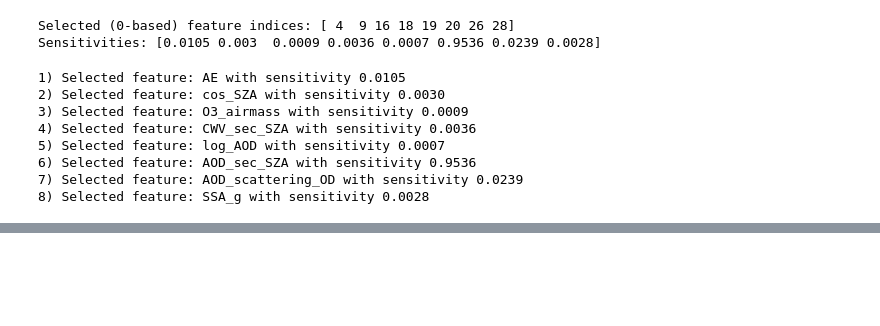
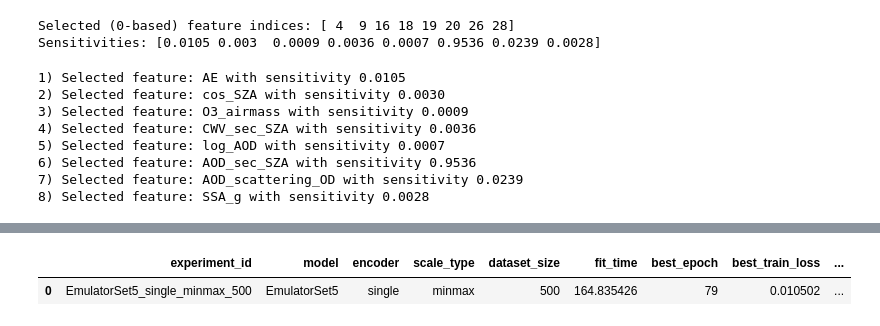
Before and after one commit to Teolul/Masters_Thesis, a Jupyter notebook: nn_pipeline_physics.ipynb, the cells around one changed output, grey strips where cells are left out. Saved outputs shown, nothing was run; the diff lists cells and outputs as text; code cells hidden in the pictures; blank space fills up the shorter version.

Commit message:
continued setup for physics emulator

```diff
--- a/nn_pipeline_physics.ipynb
+++ b/nn_pipeline_physics.ipynb
@@ -565,3 +574,12 @@ for i, feat_idx in enumerate(features):
 6) Selected feature: AOD_sec_SZA with sensitivity 0.9536
 7) Selected feature: AOD_scattering_OD with sensitivity 0.0239
 8) Selected feature: SSA_g with sensitivity 0.0028
+# %%
+# select training data based on resulting features
+X_tr_sel = X_tr_expanded[:, features]
+X_val_sel = X_val_expanded[:, features]
+X_test_sel = X_test_expanded[:, features]
+
+print(f"Shape of X_tr after selection: {X_tr_sel.shape}")
+print(f"Shape of X_val after selection: {X_val_sel.shape}")
+print(f"Shape of X_test after selection: {X_test_sel.shape}")
@@ -567,0 +628,23 @@ for i, feat_idx in enumerate(features):
+# %%
+# ==================== EXPERIMENT GRID ====================
+ARCHITECTURES = {
+    "EmulatorSet5": nn_models.EmulatorSet5,
+}
+
+ENCODER_VERSIONS = [
+    "single",
+    # "multi",
+]
+
+SCALE_TYPES = [
+    "minmax",
+    # "standard",
+]
+
+# which model families use the full dataset vs. the reduced one
+FULL_DS_MODELS    = {"EmulatorSet1", "EmulatorSet5"}
+REDUCED_DS_MODELS = {"EmulatorSet2", "EmulatorSet3", "EmulatorSet4"}
+
+BATCH_SIZE = 4
+N_EPOCHS = 100
+PATIENCE = 25
@@ -567,0 +971,2 @@ for i, feat_idx in enumerate(features):
+# %%
+config = prepare_all_experiments(X_tr_sel, X_val_sel, X_test_sel, Y_tr, Y_val, Y_test)
@@ -567,0 +991,4 @@ for i, feat_idx in enumerate(features):
+# %%
+# ============================== !!CRITICAL CELL!! ==============================
+
+summary, last_model, last_history = run_all_experiments(config, device, wavelengths)
@@ -567,0 +1024,5 @@ for i, feat_idx in enumerate(features):
+# %%
+summary
+# %% [output]
+|  | experiment_id | model | encoder | scale_type | dataset_size | fit_time | best_epoch | best_train_loss | ... |
+| 0 | EmulatorSet5_single_minmax_500 | EmulatorSet5 | single | minmax | 500 | 164.835426 | 79 | 0.010502 | ... |
```
Also changed, not shown: parts of 8 cells of this notebook, 5 other files.
